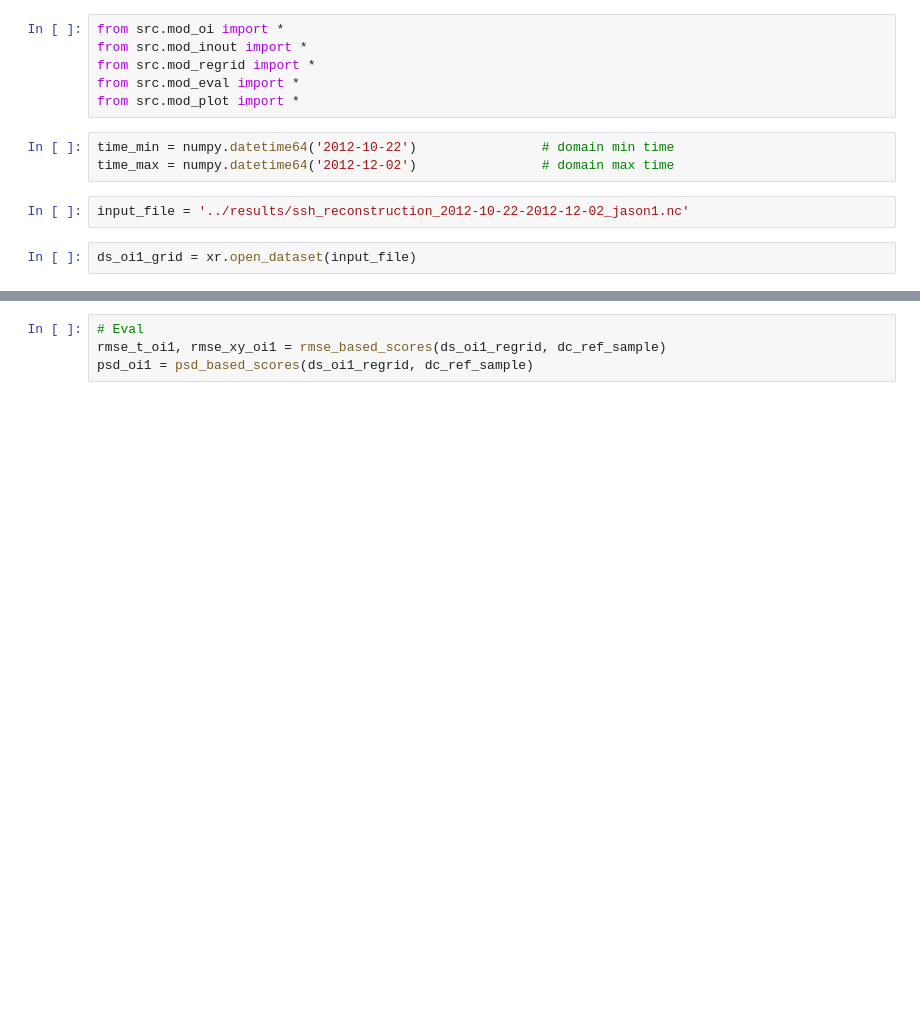
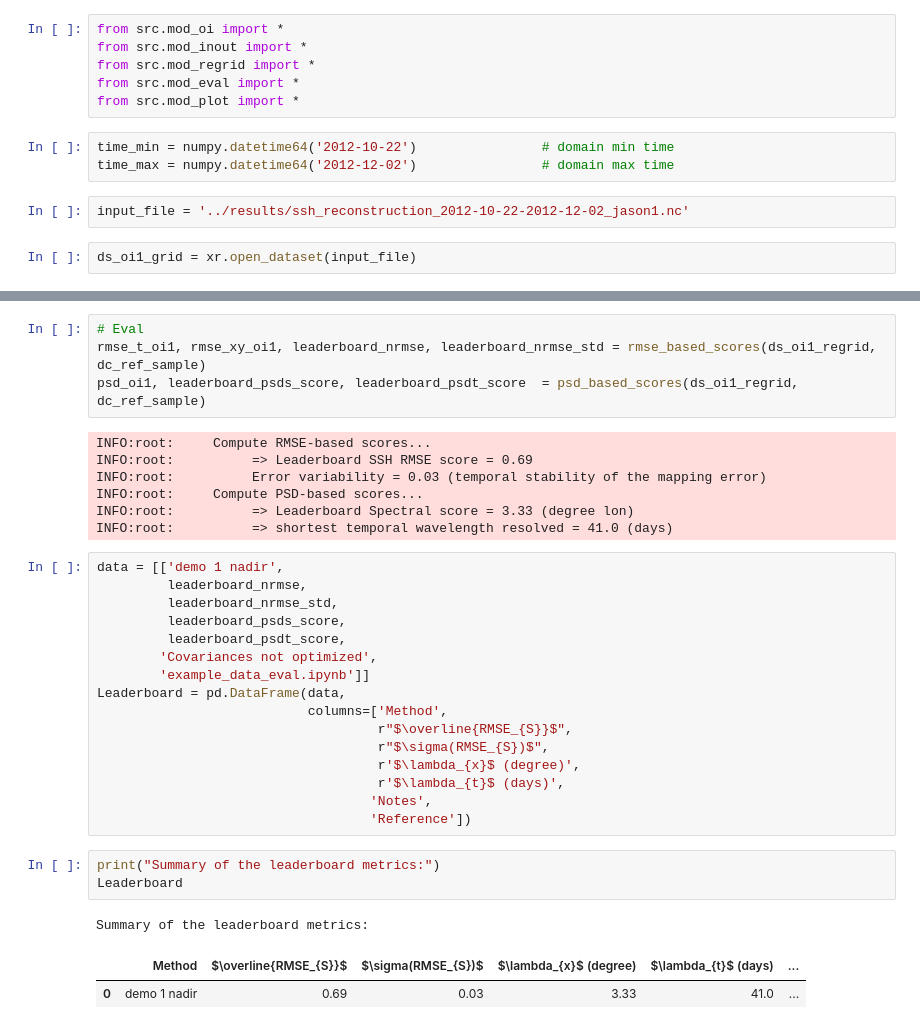
Before and after one commit to ocean-data-challenges/2020a_SSH_mapping_NATL60, a Jupyter notebook: notebooks/example_data_eval.ipynb, the cells around one changed output, grey strips where cells are left out. Drawn from its saved outputs; the diff is of its cells as text; blank space fills up the shorter version.

Commit message:
Upadte example_data_eval + mod_eval

```diff
--- a/notebooks/example_data_eval.ipynb
+++ b/notebooks/example_data_eval.ipynb
@@ -76,4 +136,34 @@ ds_oi1_regrid = oi_regrid(ds_oi1_grid, dc_ref_sample)
 # %%
 # Eval
-rmse_t_oi1, rmse_xy_oi1 = rmse_based_scores(ds_oi1_regrid, dc_ref_sample)
-psd_oi1 = psd_based_scores(ds_oi1_regrid, dc_ref_sample)
+rmse_t_oi1, rmse_xy_oi1, leaderboard_nrmse, leaderboard_nrmse_std = rmse_based_scores(ds_oi1_regrid, dc_ref_sample)
+psd_oi1, leaderboard_psds_score, leaderboard_psdt_score  = psd_based_scores(ds_oi1_regrid, dc_ref_sample)
+# %% [output]
+INFO:root:     Compute RMSE-based scores...
+INFO:root:          => Leaderboard SSH RMSE score = 0.69
+INFO:root:          Error variability = 0.03 (temporal stability of the mapping error)
+INFO:root:     Compute PSD-based scores...
+INFO:root:          => Leaderboard Spectral score = 3.33 (degree lon)
+INFO:root:          => shortest temporal wavelength resolved = 41.0 (days)
+# %%
+data = [['demo 1 nadir',
+         leaderboard_nrmse,
+         leaderboard_nrmse_std,
+         leaderboard_psds_score,
+         leaderboard_psdt_score,
+        'Covariances not optimized',
+        'example_data_eval.ipynb']]
+Leaderboard = pd.DataFrame(data,
+                           columns=['Method',
+                                    r"$\overline{RMSE_{S}}$",
+                                    r"$\sigma(RMSE_{S})$",
+                                    r'$\lambda_{x}$ (degree)',
+                                    r'$\lambda_{t}$ (days)',
+                                   'Notes',
+                                   'Reference'])
+# %%
+print("Summary of the leaderboard metrics:")
+Leaderboard
+# %% [output]
+Summary of the leaderboard metrics:
+|  | Method | $\overline{RMSE_{S}}$ | $\sigma(RMSE_{S})$ | $\lambda_{x}$ (degree) | $\lambda_{t}$ (days) | ... |
+| 0 | demo 1 nadir | 0.69 | 0.03 | 3.33 | 41.0 | ... |
```
Also changed, not shown: parts of 7 cells of this notebook, 1 other file.
